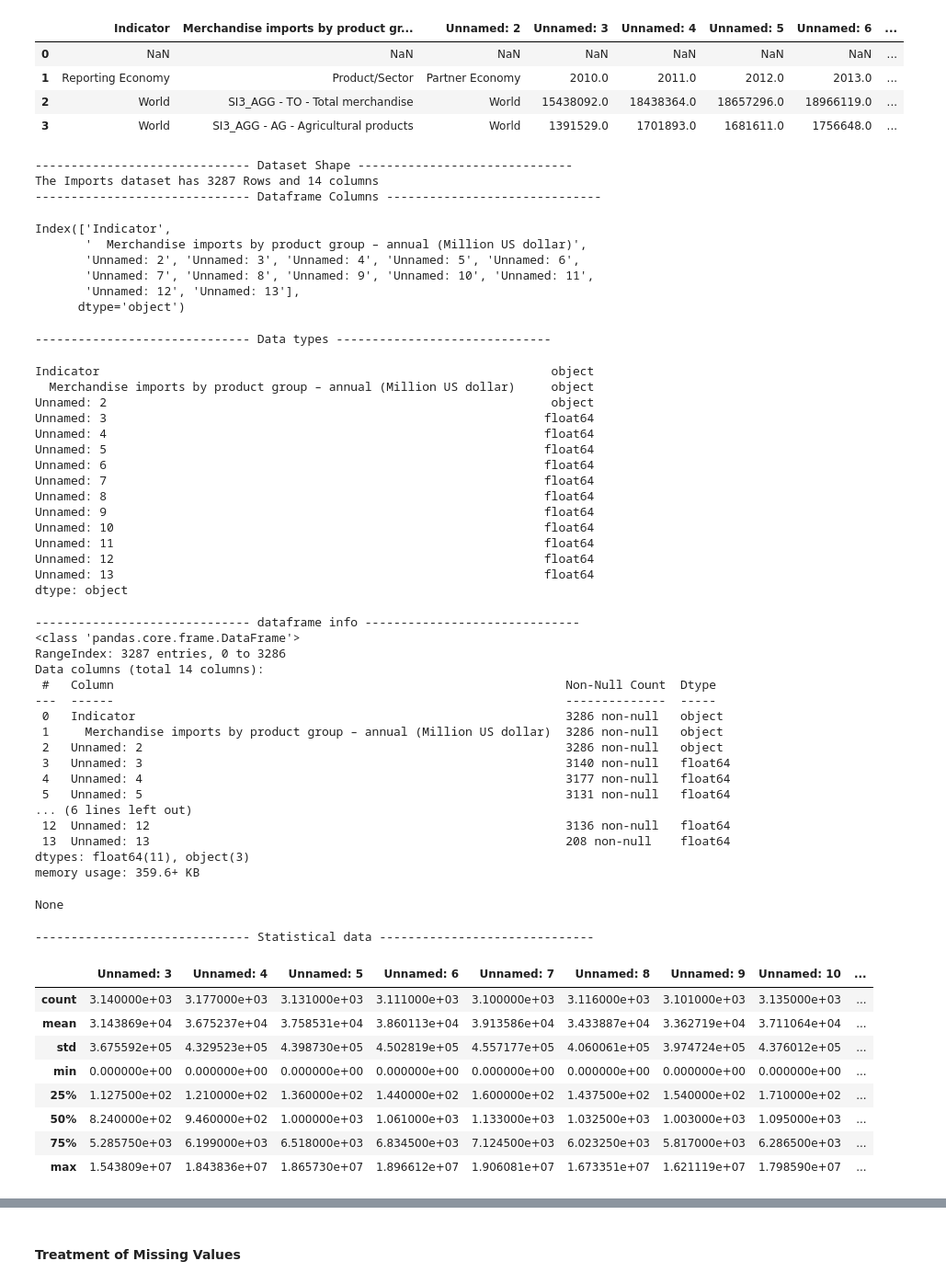
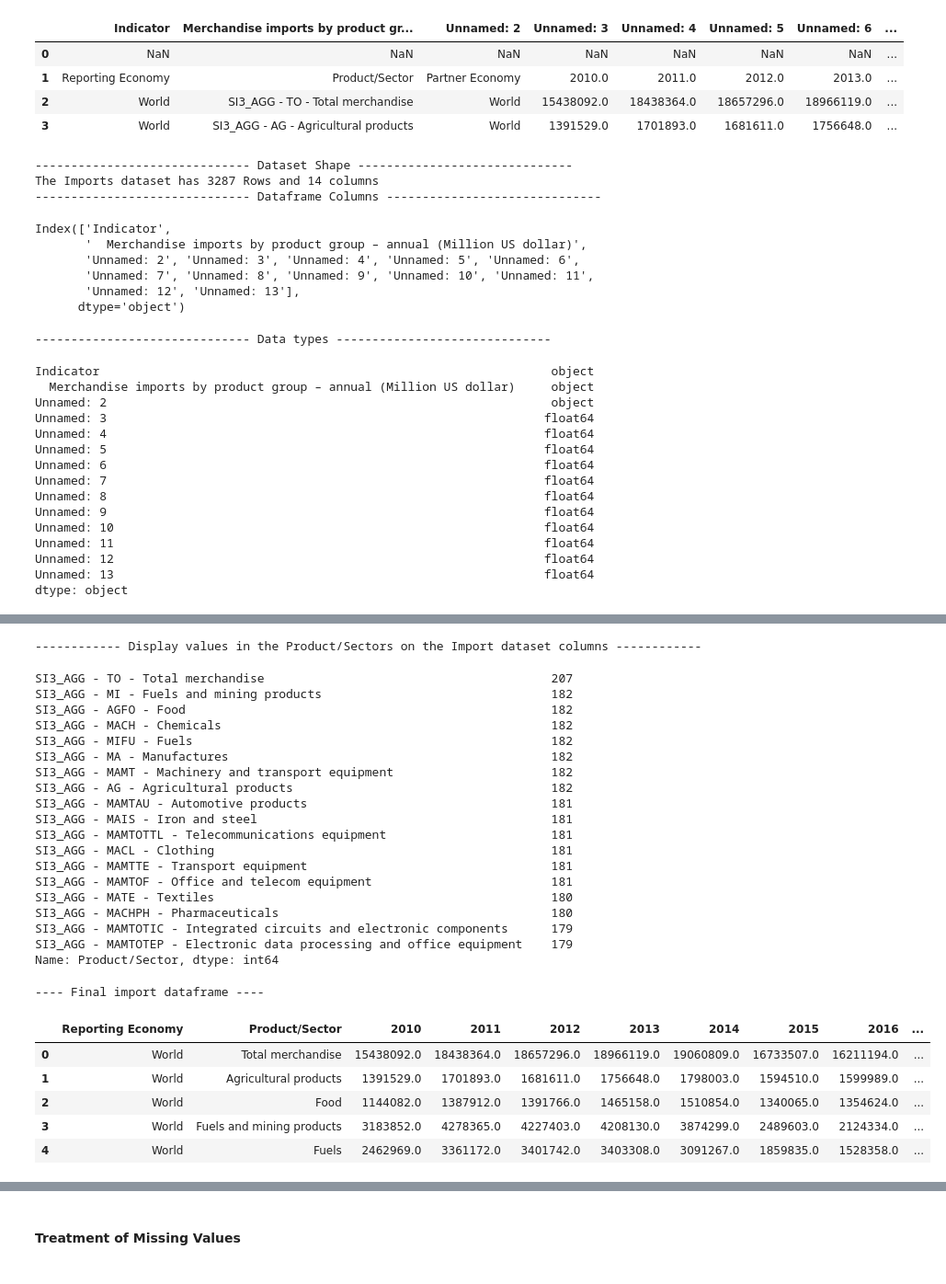
Before and after one commit to kesnel/ayiti-analytics-capstone-project, a Jupyter notebook: EDA.ipynb, the cells around one changed output, grey strips where cells are left out. Shown: that part at 92% size. Saved outputs shown, nothing was run; the diff lists cells and outputs as text; code cells hidden in the pictures.

```diff
--- a/EDA.ipynb
+++ b/EDA.ipynb
@@ -70,12 +70,6 @@ display(df_imports.columns)
 
 print('------------------------------ Data types ------------------------------')
 display(df_imports.dtypes)
-
-print('------------------------------ dataframe info ------------------------------')
-display(df_imports.info())
-
-print('------------------------------ Statistical data ------------------------------')
-display(df_imports.describe())
 # %% [output]
 ------------------------------ Dataset Shape ------------------------------
 The Imports dataset has 3287 Rows and 14 columns
@@ -102,34 +96,6 @@ Unnamed: 11                                                            float64
 Unnamed: 12                                                            float64
 Unnamed: 13                                                            float64
 dtype: object
------------------------------- dataframe info ------------------------------
-<class 'pandas.core.frame.DataFrame'>
-RangeIndex: 3287 entries, 0 to 3286
-Data columns (total 14 columns):
- #   Column                                                               Non-Null Count  Dtype
----  ------                                                               --------------  -----
- 0   Indicator                                                            3286 non-null   object
- 1     Merchandise imports by product group – annual (Million US dollar)  3286 non-null   object
- 2   Unnamed: 2                                                           3286 non-null   object
- 3   Unnamed: 3                                                           3140 non-null   float64
- 4   Unnamed: 4                                                           3177 non-null   float64
- 5   Unnamed: 5                                                           3131 non-null   float64
-... (6 lines left out)
- 12  Unnamed: 12                                                          3136 non-null   float64
- 13  Unnamed: 13                                                          208 non-null    float64
-dtypes: float64(11), object(3)
-memory usage: 359.6+ KB
-None
------------------------------- Statistical data ------------------------------
-|  | Unnamed: 3 | Unnamed: 4 | Unnamed: 5 | Unnamed: 6 | Unnamed: 7 | Unnamed: 8 | Unnamed: 9 | Unnamed: 10 | ... |
-| count | 3.140000e+03 | 3.177000e+03 | 3.131000e+03 | 3.111000e+03 | 3.100000e+03 | 3.116000e+03 | 3.101000e+03 | 3.135000e+03 | ... |
-| mean | 3.143869e+04 | 3.675237e+04 | 3.758531e+04 | 3.860113e+04 | 3.913586e+04 | 3.433887e+04 | 3.362719e+04 | 3.711064e+04 | ... |
-| std | 3.675592e+05 | 4.329523e+05 | 4.398730e+05 | 4.502819e+05 | 4.557177e+05 | 4.060061e+05 | 3.974724e+05 | 4.376012e+05 | ... |
-| min | 0.000000e+00 | 0.000000e+00 | 0.000000e+00 | 0.000000e+00 | 0.000000e+00 | 0.000000e+00 | 0.000000e+00 | 0.000000e+00 | ... |
-| 25% | 1.127500e+02 | 1.210000e+02 | 1.360000e+02 | 1.440000e+02 | 1.600000e+02 | 1.437500e+02 | 1.540000e+02 | 1.710000e+02 | ... |
-| 50% | 8.240000e+02 | 9.460000e+02 | 1.000000e+03 | 1.061000e+03 | 1.133000e+03 | 1.032500e+03 | 1.003000e+03 | 1.095000e+03 | ... |
-| 75% | 5.285750e+03 | 6.199000e+03 | 6.518000e+03 | 6.834500e+03 | 7.124500e+03 | 6.023250e+03 | 5.817000e+03 | 6.286500e+03 | ... |
-| max | 1.543809e+07 | 1.843836e+07 | 1.865730e+07 | 1.896612e+07 | 1.906081e+07 | 1.673351e+07 | 1.621119e+07 | 1.798590e+07 | ... |
 # %%
 # Display all columns
 print('-------- Imports column names --------')
@@ -187,3 +153,43 @@ display(dropped_rows_df.head())
 | 2 | World | SI3_AGG - AGFO - Food | World | 1144082.0 | 1387912.0 | 1391766.0 | 1465158.0 | 1510854.0 | ... |
 | 3 | World | SI3_AGG - MI - Fuels and mining p... | World | 3183852.0 | 4278365.0 | 4227403.0 | 4208130.0 | 3874299.0 | ... |
 | 4 | World | SI3_AGG - MIFU - Fuels | World | 2462969.0 | 3361172.0 | 3401742.0 | 3403308.0 | 3091267.0 | ... |
+# %%
+print('------------ Display values in the Product/Sectors on the Import dataset columns ------------')
+display(dropped_rows_df['Product/Sector'].value_counts())
+
+# Remove all non use coverage CODE before the last hyphen in all value in the "Product/sector" column
+dropped_rows_df['Product/Sector'] = dropped_rows_df['Product/Sector'].apply(lambda x: x.split('- ')[-1])
+
+# Also drop the ['Partner Economy']columns
+df_final = dropped_rows_df.drop(['Partner Economy'],axis=1)
+
+print('---- Final import dataframe ----')
+display(df_final.head())
+# %% [output]
+------------ Display values in the Product/Sectors on the Import dataset columns ------------
+SI3_AGG - TO - Total merchandise                                        207
+SI3_AGG - MI - Fuels and mining products                                182
+SI3_AGG - AGFO - Food                                                   182
+SI3_AGG - MACH - Chemicals                                              182
+SI3_AGG - MIFU - Fuels                                                  182
+SI3_AGG - MA - Manufactures                                             182
+SI3_AGG - MAMT - Machinery and transport equipment                      182
+SI3_AGG - AG - Agricultural products                                    182
+SI3_AGG - MAMTAU - Automotive products                                  181
+SI3_AGG - MAIS - Iron and steel                                         181
+SI3_AGG - MAMTOTTL - Telecommunications equipment                       181
+SI3_AGG - MACL - Clothing                                               181
+SI3_AGG - MAMTTE - Transport equipment                                  181
+SI3_AGG - MAMTOF - Office and telecom equipment                         181
+SI3_AGG - MATE - Textiles                                               180
+SI3_AGG - MACHPH - Pharmaceuticals                                      180
+SI3_AGG - MAMTOTIC - Integrated circuits and electronic components      179
+SI3_AGG - MAMTOTEP - Electronic data processing and office equipment    179
+Name: Product/Sector, dtype: int64
+---- Final import dataframe ----
+|  | Reporting Economy | Product/Sector | 2010 | 2011 | 2012 | 2013 | 2014 | 2015 | 2016 | ... |
+| 0 | World | Total merchandise | 15438092.0 | 18438364.0 | 18657296.0 | 18966119.0 | 19060809.0 | 16733507.0 | 16211194.0 | ... |
+| 1 | World | Agricultural products | 1391529.0 | 1701893.0 | 1681611.0 | 1756648.0 | 1798003.0 | 1594510.0 | 1599989.0 | ... |
+| 2 | World | Food | 1144082.0 | 1387912.0 | 1391766.0 | 1465158.0 | 1510854.0 | 1340065.0 | 1354624.0 | ... |
+| 3 | World | Fuels and mining products | 3183852.0 | 4278365.0 | 4227403.0 | 4208130.0 | 3874299.0 | 2489603.0 | 2124334.0 | ... |
+| 4 | World | Fuels | 2462969.0 | 3361172.0 | 3401742.0 | 3403308.0 | 3091267.0 | 1859835.0 | 1528358.0 | ... |
```
Also changed, not shown: parts of 19 cells of this notebook.
